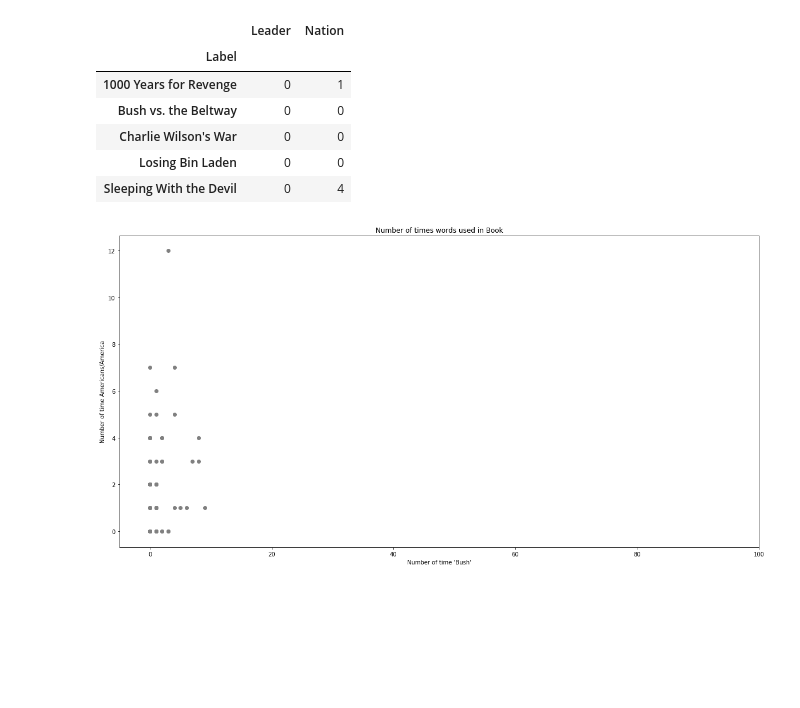
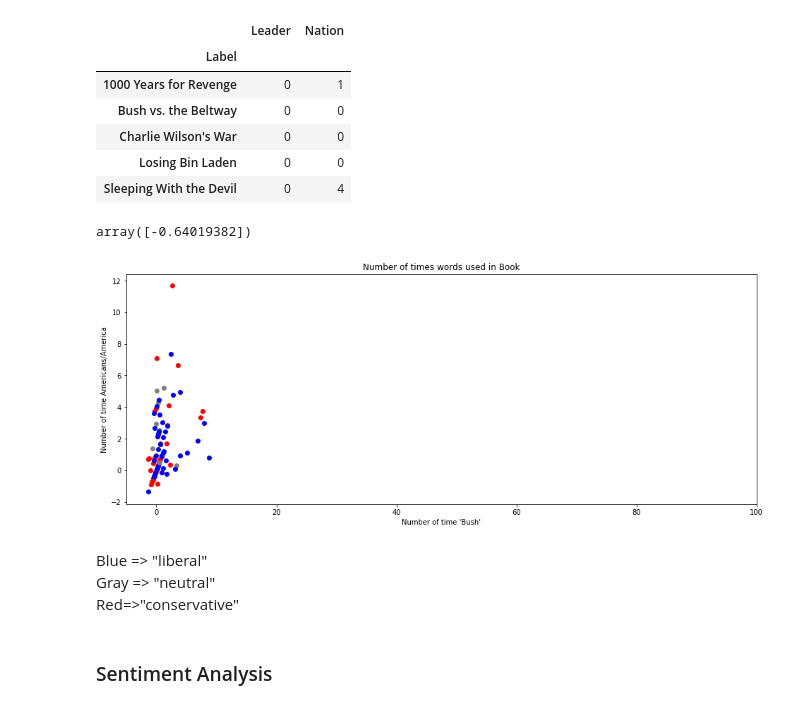
Before and after one commit to Rajwantmishra/620Group, a Jupyter notebook: Final Project-14-17July/Final_Project.ipynb, the cells around one changed output. Cells and saved outputs as stored; diff of their text form; code cells hidden in the pictures; blank space fills up the shorter version.

```diff
--- a/Final Project-14-17July/Final_Project.ipynb
+++ b/Final Project-14-17July/Final_Project.ipynb
@@ -715,24 +715,40 @@ df_data_profanity.head()
 | Charlie Wilson's War | 0 | 0 |
 | Losing Bin Laden | 0 | 0 |
 | Sleeping With the Devil | 0 | 4 |
+# %%
+import numpy as np
+mu, sigma = 0, 0.5
+z = np.random.normal(mu, sigma,  1)  # noise
+z
+# %% [output]
+array([-0.64019382])
 # %%
-plot.rcParams['figure.figsize'] =[20,10]
+plot.rcParams['figure.figsize'] =[16,6]
 for i , book in enumerate(df_data_profanity.index):
-    x = df_data_profanity.Leader.loc[book]
-    y = df_data_profanity.Nation.loc[book]
-    if book_summary_df.value[index] == 'n':
+    mu, sigma = 0, 0.5
+    z = np.random.normal(mu, sigma, 1)  # noise
+    x = z + df_data_profanity.Leader.loc[book]
+    y = z + df_data_profanity.Nation.loc[book]
+    if book_summary_df.value[i] == 'n':
         plot.scatter(x,y,color = 'gray')
-    elif book_summary_df.value[index] == 'c':
+#         print(x,y)
+    elif book_summary_df.value[i] == 'c':
         plot.scatter(x,y,color = 'red')
     else:
         plot.scatter(x,y,color = 'blue')
 
-#     plot.text(x+1.5,y+0.5,book_name[i])
+#     plot.text(x+z,y+z,book_name[i])
     plot.xlim(-5,100)
 
 plot.title("Number of times words used in Book")
 plot.xlabel("Number of time 'Bush'")
 plot.ylabel("Number of time Americans/America")
 plot.show()
 # %% [output]
-[figure, old version]
+[figure, new version]
+# %% [markdown]
+Blue => "liberal" <br>
+Gray => "neutral" <br>
+Red=>"conservative" <br>
+# %% [markdown]
+### Sentiment Analysis
```
Also changed, not shown: parts of 8 cells of this notebook.
